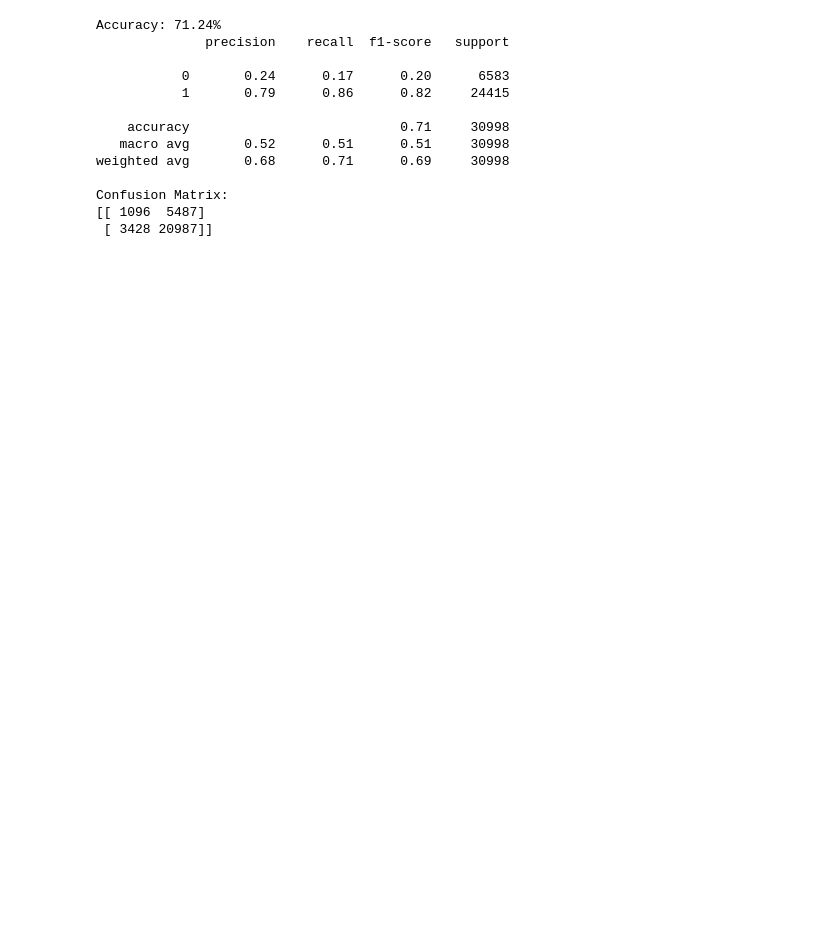
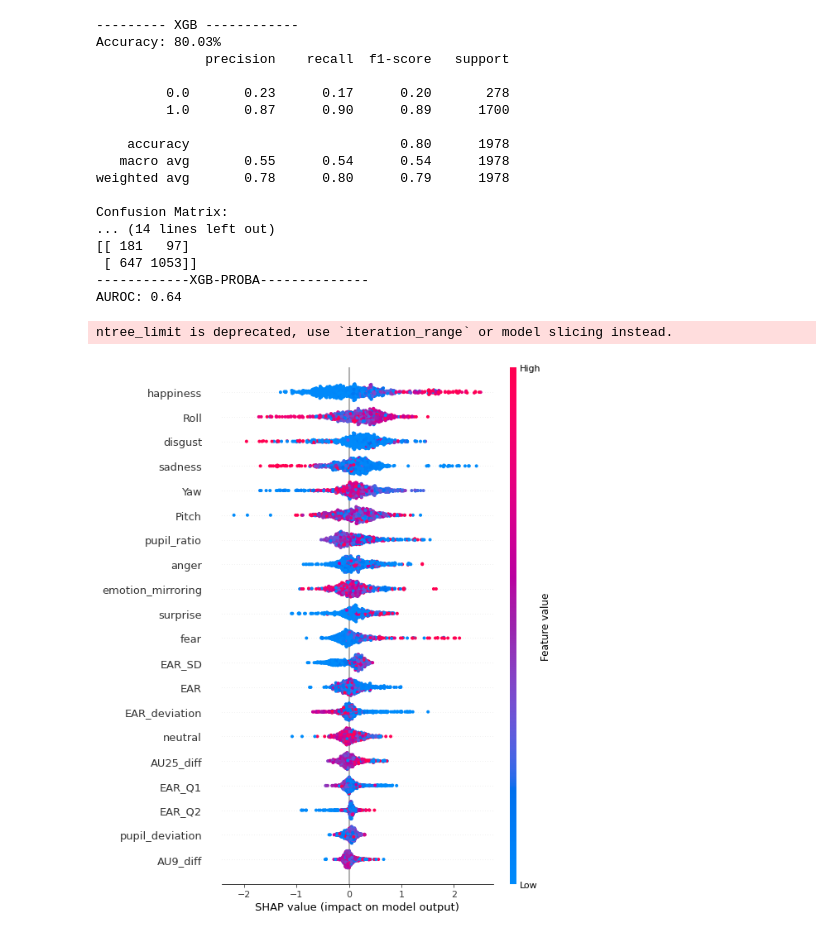
Before and after one commit to ramon284/Interest-predictor, a Jupyter notebook: zpredict.ipynb, the cells around one changed output. Saved outputs shown, nothing was run; the diff lists cells and outputs as text; code cells hidden in the pictures; blank space fills up the shorter version.

```diff
--- a/zpredict.ipynb
+++ b/zpredict.ipynb
@@ -82,5 +276,6 @@ REGULAR xgboost, scale_weight:0.16375701601246456
 # %%
-y_pred = model.predict(X_test)
+y_pred = model.predict(X_test_filled)
+print('--------- XGB ------------')
 accuracy = accuracy_score(y_test, y_pred)
 print("Accuracy: %.2f%%" % (accuracy * 100.0))
 print(classification_report(y_test, y_pred))
@@ -88,17 +283,66 @@ print(classification_report(y_test, y_pred))
 cm = confusion_matrix(y_test, y_pred)
 print("Confusion Matrix:")
 print(cm)
+
+print('------------SVM-------------')
+accuracy = accuracy_score(y_test, y_pred_svm)
+print("Accuracy: %.2f%%" % (accuracy * 100.0))
+print(classification_report(y_test, y_pred_svm))
+
+cm = confusion_matrix(y_test, y_pred_svm)
+print("Confusion Matrix:")
+print(cm)
+
+
+print('------------XGB-PROBA--------------')
+y_pred_proba = model.predict_proba(X_test_filled)[:,1]
+
+auroc = roc_auc_score(y_test, y_pred_proba)
+
+print("AUROC: %.2f" % auroc)
+
+## best = 0.27 f1 met svm
+## auroc = 0.68
+
+
+## 21 15
 # %% [output]
-Accuracy: 71.24%
+--------- XGB ------------
+Accuracy: 80.03%
               precision    recall  f1-score   support
 
-           0       0.24      0.17      0.20      6583
-           1       0.79      0.86      0.82     24415
+         0.0       0.23      0.17      0.20       278
+         1.0       0.87      0.90      0.89      1700
 
-    accuracy                           0.71     30998
-   macro avg       0.52      0.51      0.51     30998
-weighted avg       0.68      0.71      0.69     30998
+    accuracy                           0.80      1978
+   macro avg       0.55      0.54      0.54      1978
+weighted avg       0.78      0.80      0.79      1978
 
 Confusion Matrix:
-[[ 1096  5487]
- [ 3428 20987]]
+... (14 lines left out)
+[[ 181   97]
+ [ 647 1053]]
+------------XGB-PROBA--------------
+AUROC: 0.64
+# %%
+import shap
+
+# Create object that can calculate shap values
+explainer = shap.TreeExplainer(model)
+
+# Define the number of samples you want
+num_samples = 750
+
+# Calculate Shap values
+if smoteBool:
+    print('smote')
+    sample = X_train_smote.sample(n=num_samples, random_state=42, replace=True)
+    shap_values = explainer.shap_values(sample)
+    shap.summary_plot(shap_values, sample)
+else:
+    sample = X_train_filled.sample(n=num_samples, random_state=42, replace=True)
+    shap_values = explainer.shap_values(sample)
+    shap.summary_plot(shap_values, sample)
+# %% [output]
+ntree_limit is deprecated, use `iteration_range` or model slicing instead.
+[figure, added]
```
Also changed, not shown: parts of 21 cells of this notebook.
